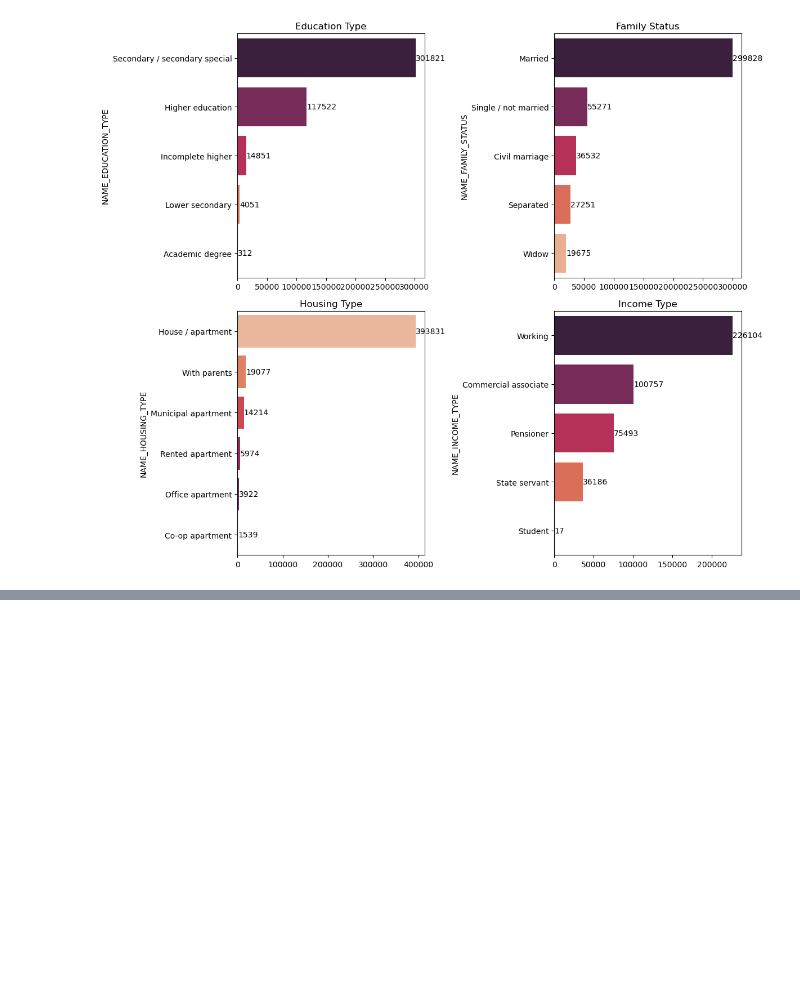
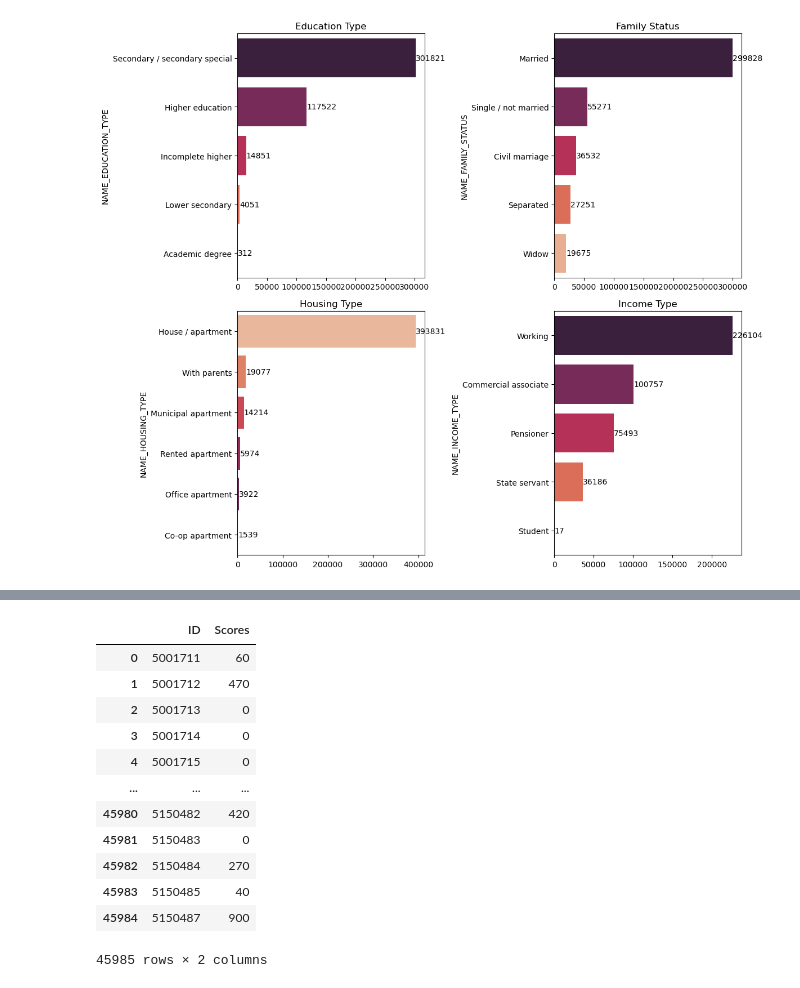
Before and after one commit to tmdcksdl/ML_Credit_Project, a Jupyter notebook: ML_Project/Data_EDA.ipynb, the cells around one changed output, grey strips where cells are left out. Cells and saved outputs as stored; diff of their text form; code cells hidden in the pictures; blank space fills up the shorter version.

```diff
--- a/ML_Project/Data_EDA.ipynb
+++ b/ML_Project/Data_EDA.ipynb
@@ -379,0 +395,22 @@ plt.show()
+# %%
+status_point = {'0': 20, '1': 10, '2': 1, '3': -1, '4': -10, '5': -20, 'C': 30, 'X': 0}
+
+credit['Point'] = credit['STATUS'].map(status_point)
+scores = credit.groupby('ID')['Point'].sum()
+
+scores_df = scores.reset_index(name='Scores')
+scores_df
+# %% [output]
+|  | ID | Scores |
+| 0 | 5001711 | 60 |
+| 1 | 5001712 | 470 |
+| 2 | 5001713 | 0 |
+| 3 | 5001714 | 0 |
+| 4 | 5001715 | 0 |
+| ... | ... | ... |
+| 45980 | 5150482 | 420 |
+| 45981 | 5150483 | 0 |
+| 45982 | 5150484 | 270 |
+| 45983 | 5150485 | 40 |
+| 45984 | 5150487 | 900 |
+45985 rows × 2 columns
```
Also changed, not shown: parts of 10 cells of this notebook, 1 other file.
